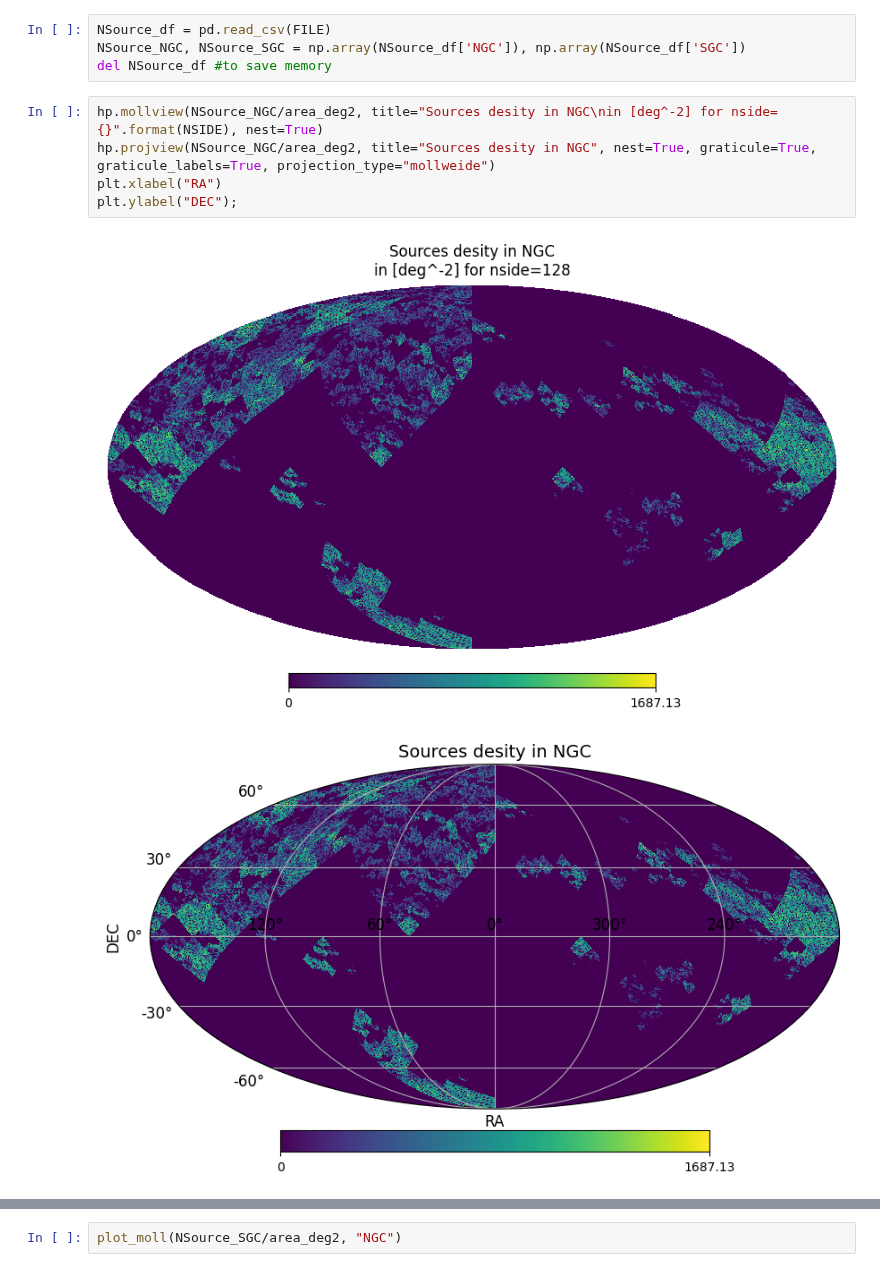
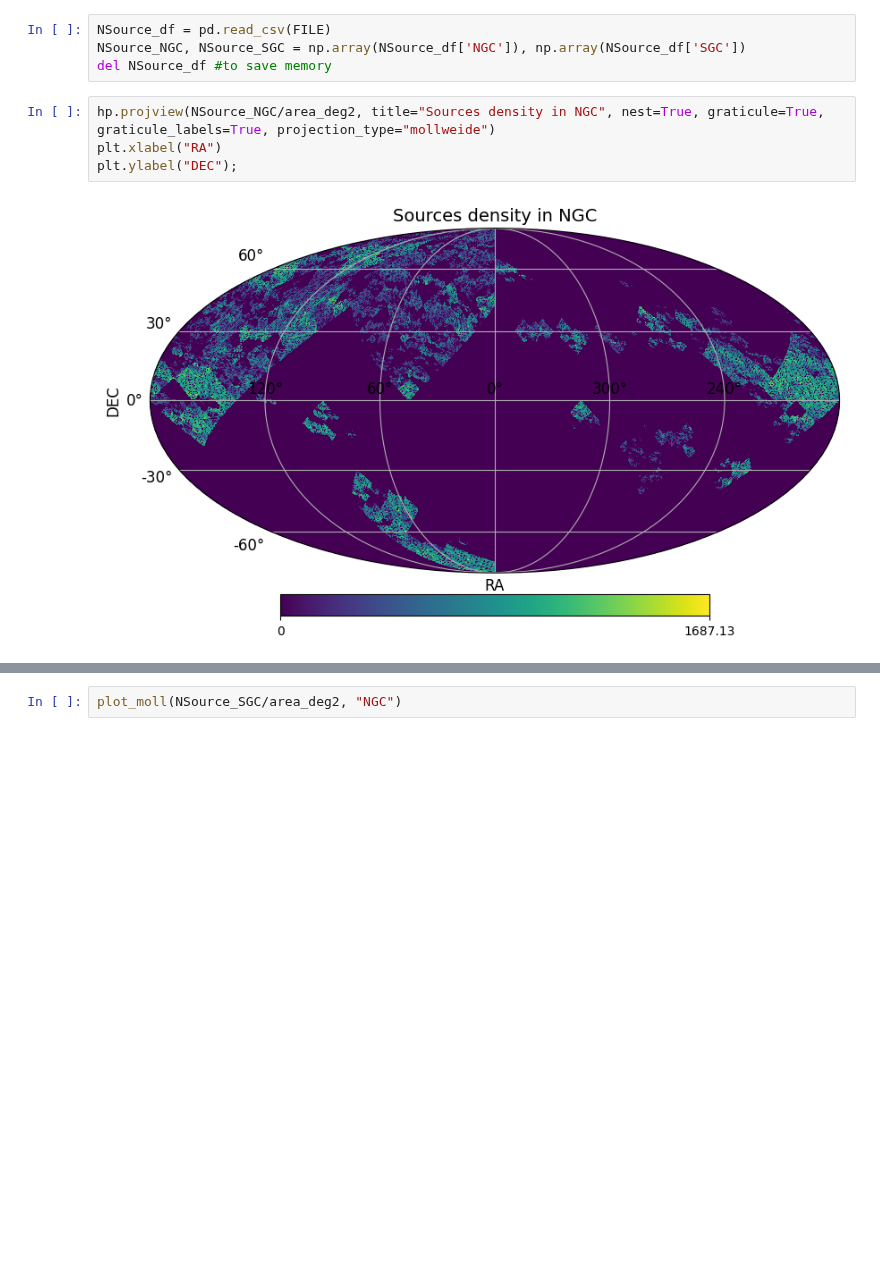
Before and after one commit to MarrybellMB/M2_Stage_Code, a Jupyter notebook: DESI Training.ipynb, the cells around one changed output, grey strips where cells are left out. Saved outputs shown, nothing was run; the diff lists cells and outputs as text; blank space fills up the shorter version.

Commit message:
Add files via upload
Fonction plot_RADEC pour le scatter plot, et tentative d'adaptation de plot_moll.

```diff
--- a/DESI Training.ipynb
+++ b/DESI Training.ipynb
@@ -118,10 +137,8 @@ NSource_df = pd.read_csv(FILE)
 NSource_NGC, NSource_SGC = np.array(NSource_df['NGC']), np.array(NSource_df['SGC'])
 del NSource_df #to save memory
 # %%
-hp.mollview(NSource_NGC/area_deg2, title="Sources desity in NGC\nin [deg^-2] for nside={}".format(NSIDE), nest=True)
-hp.projview(NSource_NGC/area_deg2, title="Sources desity in NGC", nest=True, graticule=True, graticule_labels=True, projection_type="mollweide")
+hp.projview(NSource_NGC/area_deg2, title="Sources density in NGC", nest=True, graticule=True, graticule_labels=True, projection_type="mollweide")
 plt.xlabel("RA")
 plt.ylabel("DEC");
 # %% [output]
-[figure, old version]
+[figure, new version]
-[figure, removed]
```
Also changed, not shown: parts of 8 cells of this notebook.
